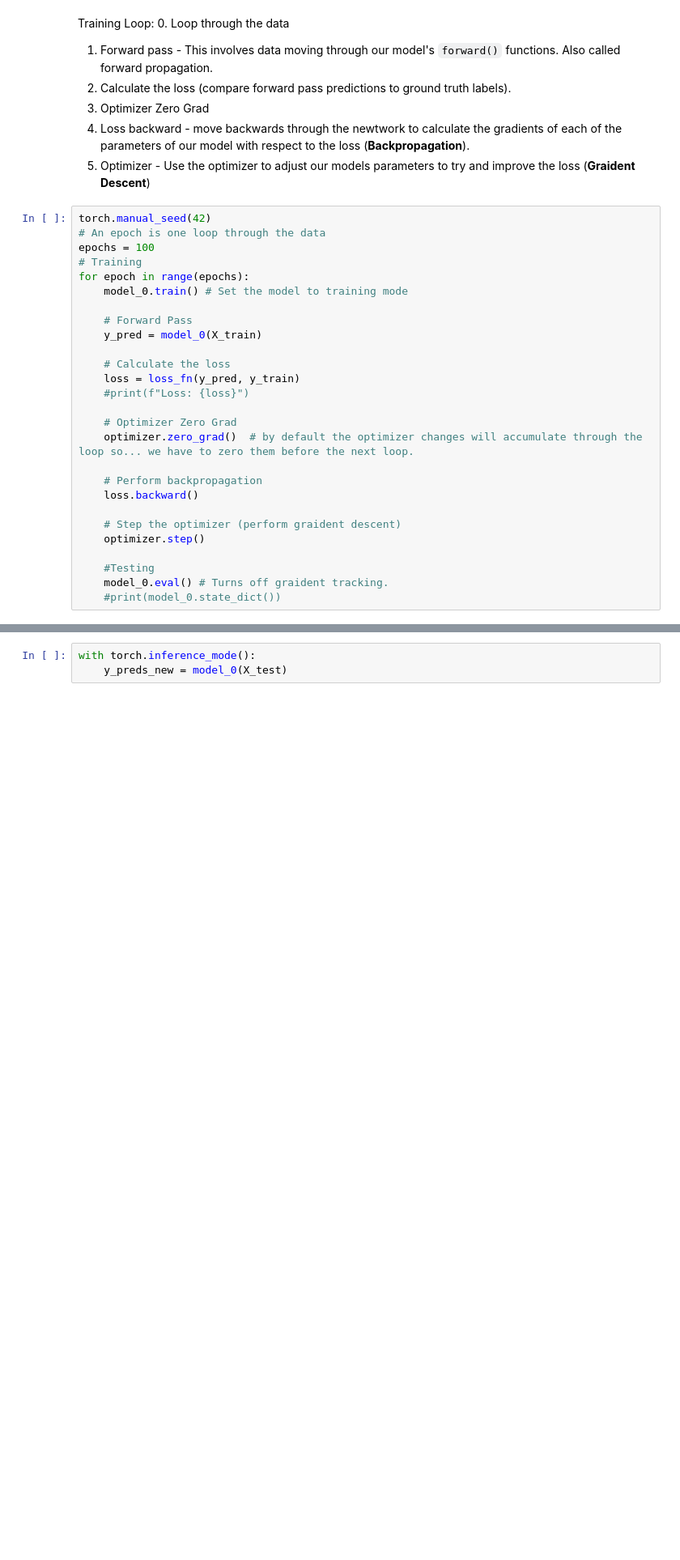
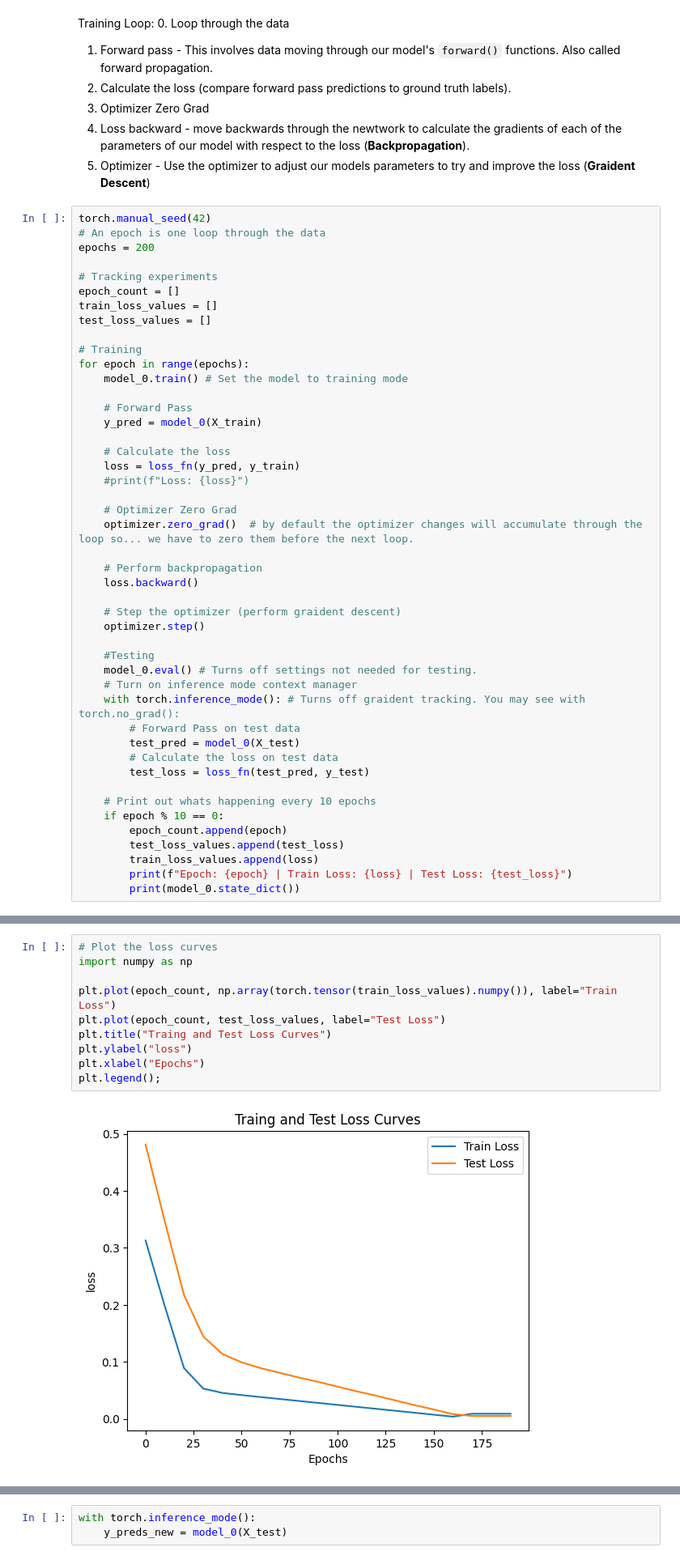
Before and after one commit to AndyHoskins87/PyTorch_DeepLearning, a Jupyter notebook: 01_PyTorch_Workflow.ipynb, the cells around one changed output, grey strips where cells are left out. Shown at 81% size. Cells and saved outputs as stored; diff of their text form; blank space fills up the shorter version.

Commit message:
Completed section:  Made predicts and plotted the loss curves on testing data.

```diff
--- a/01_PyTorch_Workflow.ipynb
+++ b/01_PyTorch_Workflow.ipynb
@@ -242,7 +242,13 @@ Training Loop:
 # %%
 torch.manual_seed(42)
 # An epoch is one loop through the data
-epochs = 100
+epochs = 200
+
+# Tracking experiments
+epoch_count = []
+train_loss_values = []
+test_loss_values = []
+
 # Training
 for epoch in range(epochs):
     model_0.train() # Set the model to training mode
@@ -264,5 +270,18 @@ for epoch in range(epochs):
     optimizer.step()
 
     #Testing
-    model_0.eval() # Turns off graident tracking.
-    #print(model_0.state_dict())
+    model_0.eval() # Turns off settings not needed for testing.
+    # Turn on inference mode context manager
+    with torch.inference_mode(): # Turns off graident tracking. You may see with torch.no_grad():
+        # Forward Pass on test data
+        test_pred = model_0(X_test)
+        # Calculate the loss on test data
+        test_loss = loss_fn(test_pred, y_test)
+
+    # Print out whats happening every 10 epochs
+    if epoch % 10 == 0:
+        epoch_count.append(epoch)
+        test_loss_values.append(test_loss)
+        train_loss_values.append(loss)
+        print(f"Epoch: {epoch} | Train Loss: {loss} | Test Loss: {test_loss}")
+        print(model_0.state_dict())
@@ -269,3 +306,15 @@ for epoch in range(epochs):
+# %%
+# Plot the loss curves
+import numpy as np
+
+plt.plot(epoch_count, np.array(torch.tensor(train_loss_values).numpy()), label="Train Loss")
+plt.plot(epoch_count, test_loss_values, label="Test Loss")
+plt.title("Traing and Test Loss Curves")
+plt.ylabel("loss")
+plt.xlabel("Epochs")
+plt.legend();
+# %% [output]
+[figure, added]
 # %%
 model_0.state_dict()
 # %% [output]
```
Also changed, not shown: parts of 9 cells of this notebook.
